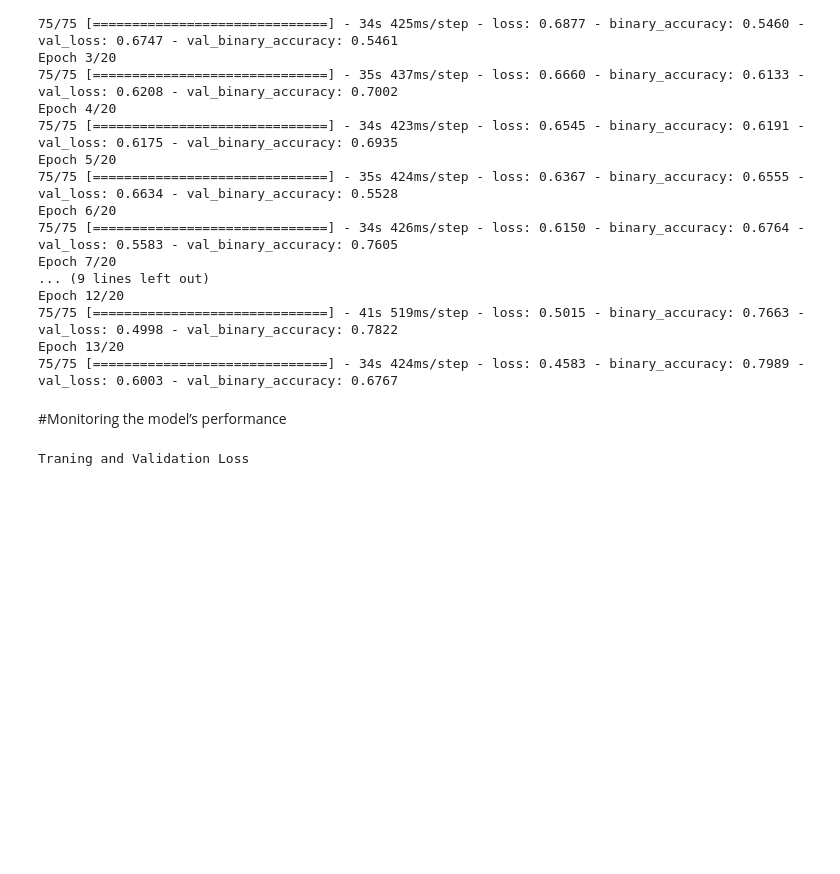
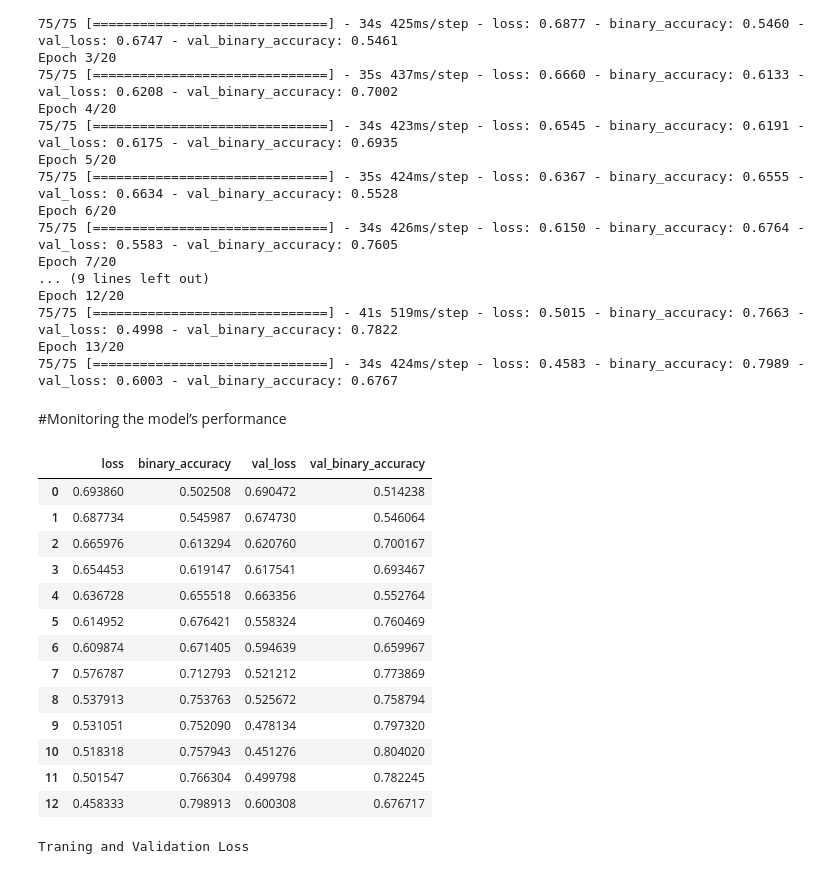
Before and after one commit to Wnjoki/yuYpOTrvBrzkHSgq-MonReader, a Jupyter notebook: MonReader_tensorflow.ipynb, the cells around one changed output. Saved outputs shown, nothing was run; the diff lists cells and outputs as text; code cells hidden in the pictures; blank space fills up the shorter version.

```diff
--- a/MonReader_tensorflow.ipynb
+++ b/MonReader_tensorflow.ipynb
@@ -176,6 +176,22 @@ Epoch 13/20
 # %%
 #obtain the training losses and accuracies
 metrics_df = pd.DataFrame(history.history)
+metrics_df
+# %% [output]
+|  | loss | binary_accuracy | val_loss | val_binary_accuracy |
+| 0 | 0.693860 | 0.502508 | 0.690472 | 0.514238 |
+| 1 | 0.687734 | 0.545987 | 0.674730 | 0.546064 |
+| 2 | 0.665976 | 0.613294 | 0.620760 | 0.700167 |
+| 3 | 0.654453 | 0.619147 | 0.617541 | 0.693467 |
+| 4 | 0.636728 | 0.655518 | 0.663356 | 0.552764 |
+| 5 | 0.614952 | 0.676421 | 0.558324 | 0.760469 |
+| 6 | 0.609874 | 0.671405 | 0.594639 | 0.659967 |
+| 7 | 0.576787 | 0.712793 | 0.521212 | 0.773869 |
+| 8 | 0.537913 | 0.753763 | 0.525672 | 0.758794 |
+| 9 | 0.531051 | 0.752090 | 0.478134 | 0.797320 |
+| 10 | 0.518318 | 0.757943 | 0.451276 | 0.804020 |
+| 11 | 0.501547 | 0.766304 | 0.499798 | 0.782245 |
+| 12 | 0.458333 | 0.798913 | 0.600308 | 0.676717 |
 # %%
 #plot the metrics
 print("Traning and Validation Loss")
```
